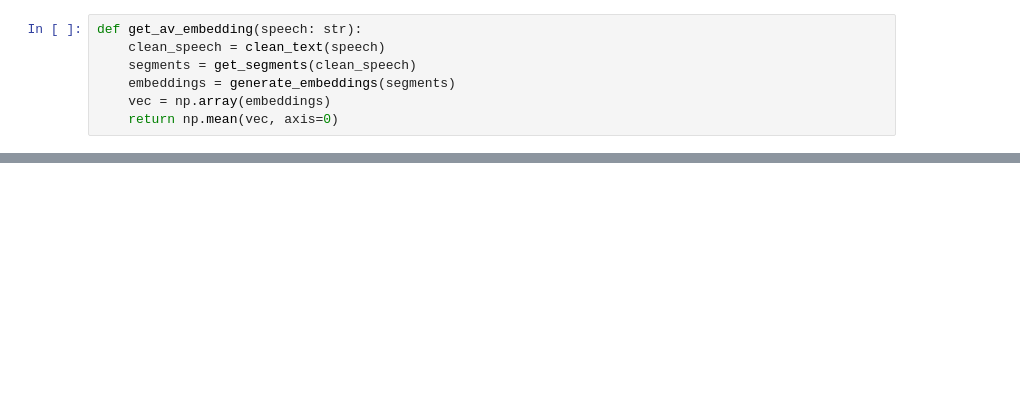
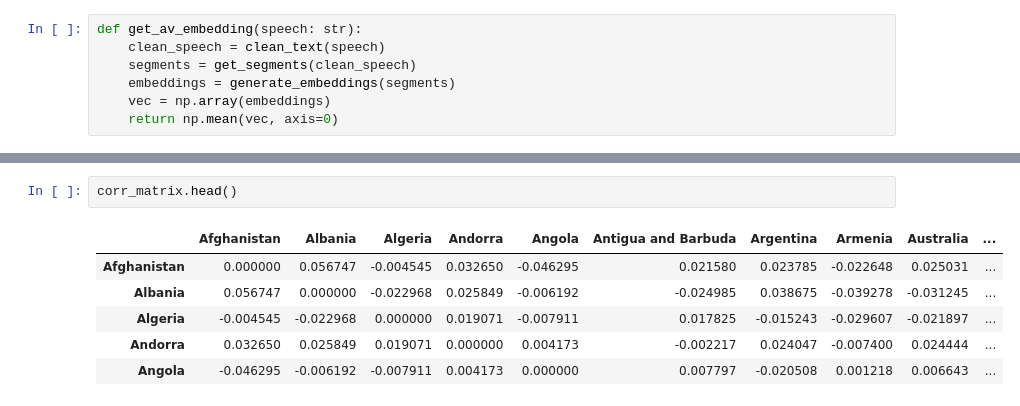
Before and after one commit to IWonderTheFirst/mun, a Jupyter notebook: policy.ipynb, the cells around one changed output, grey strips where cells are left out. Drawn from its saved outputs; the diff is of its cells as text; blank space fills up the shorter version.

```diff
--- a/policy.ipynb
+++ b/policy.ipynb
@@ -555,0 +496,9 @@ torch.float32
+# %%
+corr_matrix.head()
+# %% [output]
+|  | Afghanistan | Albania | Algeria | Andorra | Angola | Antigua and Barbuda | Argentina | Armenia | Australia | ... |
+| Afghanistan | 0.000000 | 0.056747 | -0.004545 | 0.032650 | -0.046295 | 0.021580 | 0.023785 | -0.022648 | 0.025031 | ... |
+| Albania | 0.056747 | 0.000000 | -0.022968 | 0.025849 | -0.006192 | -0.024985 | 0.038675 | -0.039278 | -0.031245 | ... |
+| Algeria | -0.004545 | -0.022968 | 0.000000 | 0.019071 | -0.007911 | 0.017825 | -0.015243 | -0.029607 | -0.021897 | ... |
+| Andorra | 0.032650 | 0.025849 | 0.019071 | 0.000000 | 0.004173 | -0.002217 | 0.024047 | -0.007400 | 0.024444 | ... |
+| Angola | -0.046295 | -0.006192 | -0.007911 | 0.004173 | 0.000000 | 0.007797 | -0.020508 | 0.001218 | 0.006643 | ... |
```
Also changed, not shown: parts of 16 cells of this notebook.
